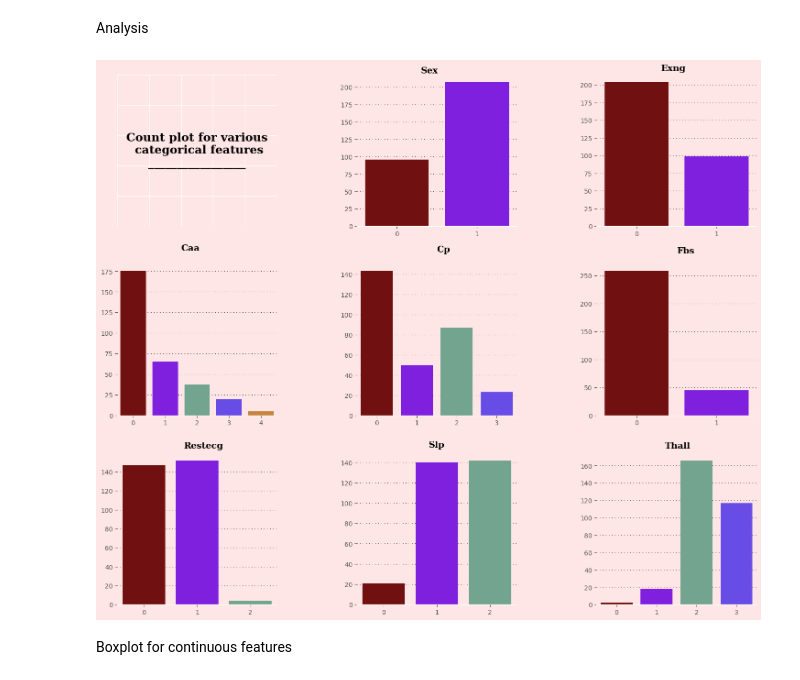
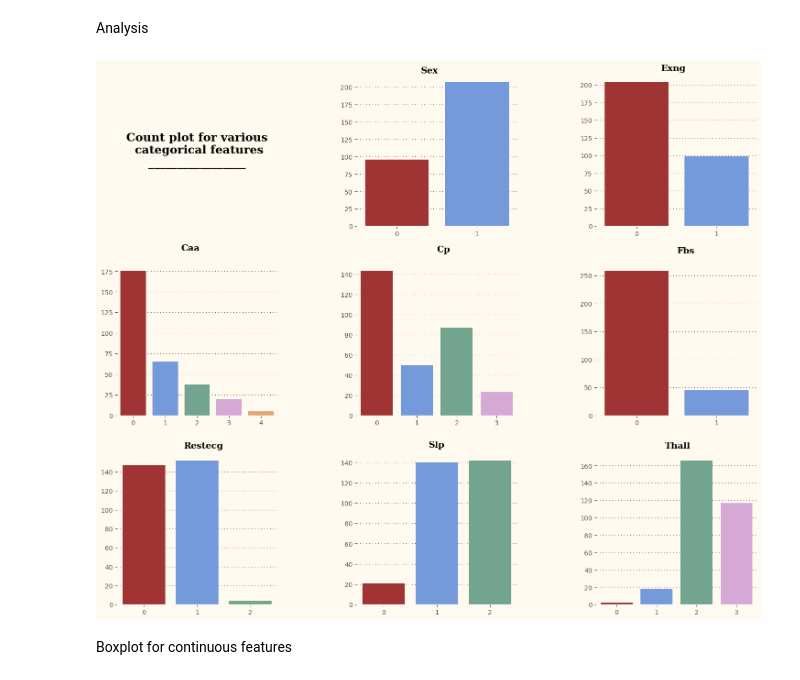
Before and after one commit to epi-cvu/Learning-ML-Python, a Jupyter notebook: first_steps/6-Splitdata.ipynb, the cells around one changed output. Drawn from its saved outputs; the diff is of its cells as text; code cells hidden in the pictures.

```diff
--- a/first_steps/6-Splitdata.ipynb
+++ b/first_steps/6-Splitdata.ipynb
@@ -131,8 +138,8 @@ ax6 = fig.add_subplot(gs[2,0])
 ax7 = fig.add_subplot(gs[2,1])
 ax8 = fig.add_subplot(gs[2,2])
 
-background_color = "#ffe6e6"
-color_palette = ["#800000","#8000ff","#6aac90","#5833ff","#da8829"]
+background_color = "floralwhite"
+color_palette = ["firebrick","cornflowerblue","#6aac90","plum","sandybrown"]
 fig.patch.set_facecolor(background_color)
 ax0.set_facecolor(background_color)
 ax1.set_facecolor(background_color)
@@ -199,34 +206,34 @@ ax5.set_ylabel("")
 ax6.text(0.75, 165, 'Restecg', fontsize=14, fontweight='bold', fontfamily='serif', color="#000000")
 ax6.grid(color='#000000', linestyle=':', axis='y', zorder=0,  dashes=(1,5))
 sns.countplot(ax=ax6,data=df,x='restecg',palette=color_palette)
 ax6.set_xlabel("")
 ax6.set_ylabel("")
 
 # Slp count
 ax7.text(0.85, 155, 'Slp', fontsize=14, fontweight='bold', fontfamily='serif', color="#000000")
 ax7.grid(color='#000000', linestyle=':', axis='y', zorder=0,  dashes=(1,5))
 sns.countplot(ax=ax7,data=df,x='slp',palette=color_palette)
 ax7.set_xlabel("")
 ax7.set_ylabel("")
 
 # Thall count
 ax8.text(1.2, 180, 'Thall', fontsize=14, fontweight='bold', fontfamily='serif', color="#000000")
 ax8.grid(color='#000000', linestyle=':', axis='y', zorder=0,  dashes=(1,5))
 sns.countplot(ax=ax8,data=df,x='thall',palette=color_palette)
 ax8.set_xlabel("")
 ax8.set_ylabel("")
 
 for s in ["top","right","left"]:
     ax1.spines[s].set_visible(False)
     ax2.spines[s].set_visible(False)
     ax3.spines[s].set_visible(False)
     ax4.spines[s].set_visible(False)
     ax5.spines[s].set_visible(False)
     ax6.spines[s].set_visible(False)
     ax7.spines[s].set_visible(False)
     ax8.spines[s].set_visible(False)
 # %% [output]
-[figure, old version]
+[figure, new version]
 # %% [markdown]
 Boxplot for continuous features
 # %%
```
Also changed, not shown: parts of 8 cells of this notebook, 2 other files.
